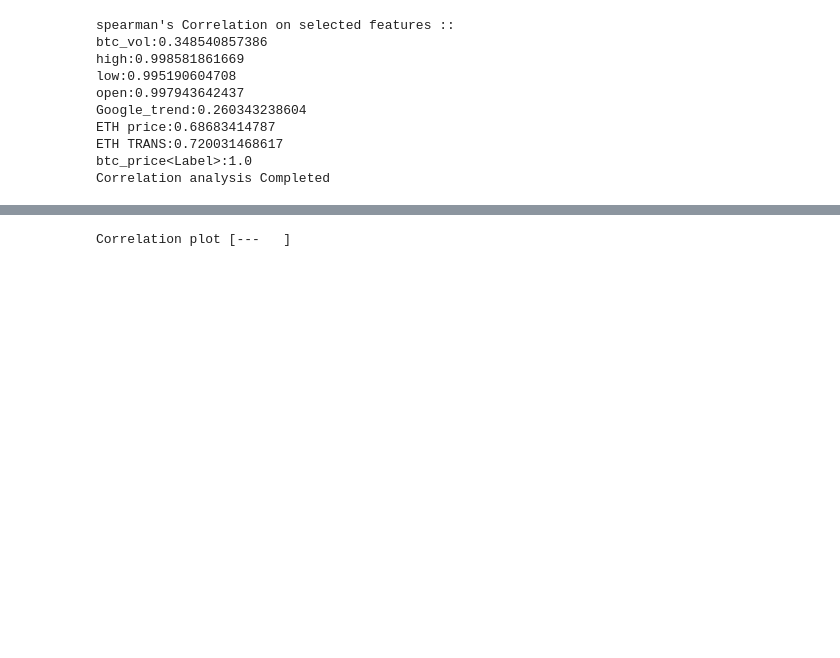
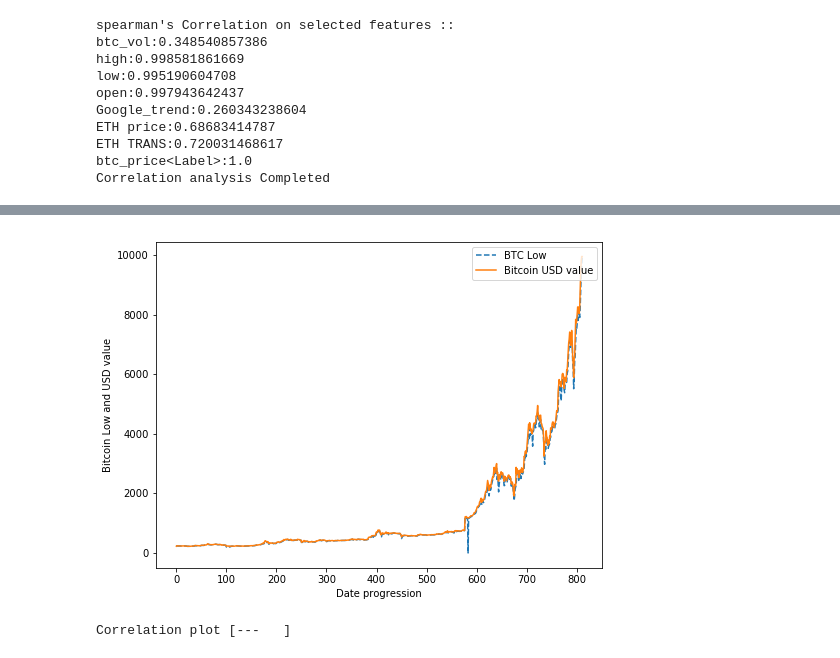
Before and after one commit to bigdata-i523/hid324, a Jupyter notebook: project/code/Project.ipynb, the cells around one changed output, grey strips where cells are left out. Cells and saved outputs as stored; diff of their text form; code cells hidden in the pictures; blank space fills up the shorter version.

```diff
--- a/project/code/Project.ipynb
+++ b/project/code/Project.ipynb
@@ -177,15 +185,19 @@ Correlation plot [--    ]
 # %%
 low=[float(i.low) for i in corrected_df.sort(asc("dt")).collect()]
 plt.plot(low, label="BTC Low", linestyle='--')
 plt.plot(aaclose, label="Bitcoin USD value")
-plt.ylabel("count")
+plt.ylabel("Bitcoin Low and USD value")
 plt.xlabel("Date progression")
-plt.legend(bbox_to_anchor=(1.05, 1), loc=2, borderaxespad=0.)
-plt.savefig("extract/Correlation-low.png")
+plt.legend(loc='upper right');
+figure = plt.gcf() # get current figure
+figure.set_size_inches(8, 6)
+plt.savefig("extract/Correlation-low.png",dpi=300)
+plt.show()
 plt.clf()
 
 print "Correlation plot [---   ]"
 # %% [output]
+[figure, added]
 Correlation plot [---   ]
 # %%
 open=[float(i.open) for i in corrected_df.sort(asc("dt")).collect()]
```
Also changed, not shown: parts of 16 cells of this notebook.
